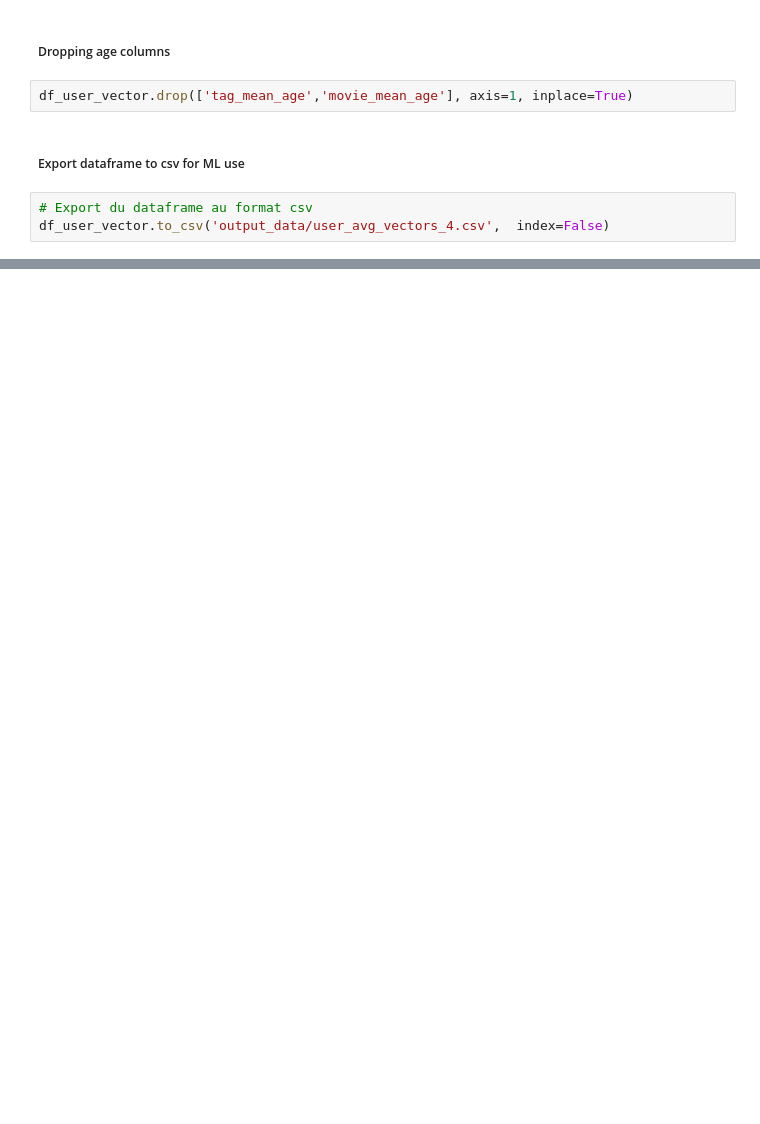
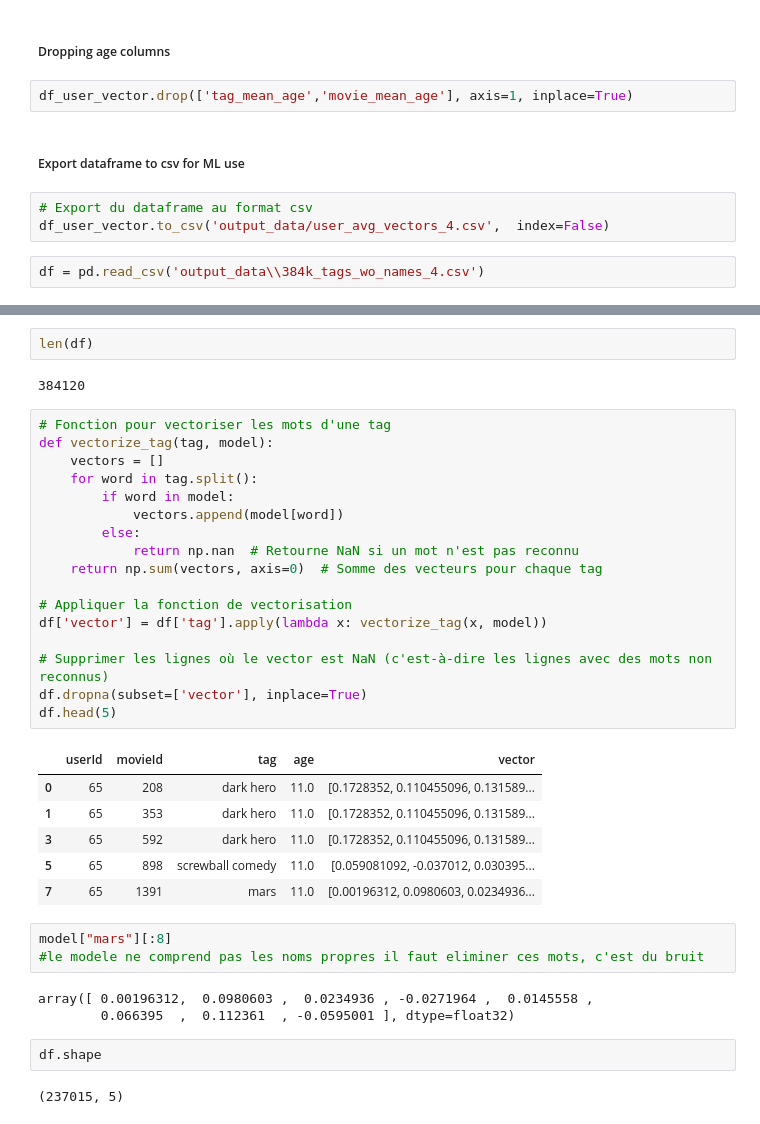
Before and after one commit to jcrigoni/grand_ml_project, a Jupyter notebook: 4_user_embedding.ipynb, the cells around one changed output, grey strips where cells are left out. Saved outputs shown, nothing was run; the diff lists cells and outputs as text; blank space fills up the shorter version.

```diff
--- a/4_user_embedding.ipynb
+++ b/4_user_embedding.ipynb
@@ -475,3 +475,5 @@ df_user_vector.drop(['tag_mean_age','movie_mean_age'], axis=1, inplace=True)
 # %%
 # Export du dataframe au format csv
 df_user_vector.to_csv('output_data/user_avg_vectors_4.csv',  index=False)
+# %%
+df = pd.read_csv('output_data\\384k_tags_wo_names_4.csv')
@@ -477,0 +490,38 @@ df_user_vector.to_csv('output_data/user_avg_vectors_4.csv',  index=False)
+# %%
+len(df)
+# %% [output]
+384120
+# %%
+# Fonction pour vectoriser les mots d'une tag
+def vectorize_tag(tag, model):
+    vectors = []
+    for word in tag.split():
+        if word in model:
+            vectors.append(model[word])
+        else:
+            return np.nan  # Retourne NaN si un mot n'est pas reconnu
+    return np.sum(vectors, axis=0)  # Somme des vecteurs pour chaque tag
+
+# Appliquer la fonction de vectorisation
+df['vector'] = df['tag'].apply(lambda x: vectorize_tag(x, model))
+
+# Supprimer les lignes où le vector est NaN (c'est-à-dire les lignes avec des mots non reconnus)
+df.dropna(subset=['vector'], inplace=True)
+df.head(5)
+# %% [output]
+|  | userId | movieId | tag | age | vector |
+| 0 | 65 | 208 | dark hero | 11.0 | [0.1728352, 0.110455096, 0.131589... |
+| 1 | 65 | 353 | dark hero | 11.0 | [0.1728352, 0.110455096, 0.131589... |
+| 3 | 65 | 592 | dark hero | 11.0 | [0.1728352, 0.110455096, 0.131589... |
+| 5 | 65 | 898 | screwball comedy | 11.0 | [0.059081092, -0.037012, 0.030395... |
+| 7 | 65 | 1391 | mars | 11.0 | [0.00196312, 0.0980603, 0.0234936... |
+# %%
+model["mars"][:8]
+#le modele ne comprend pas les noms propres il faut eliminer ces mots, c'est du bruit
+# %% [output]
+array([ 0.00196312,  0.0980603 ,  0.0234936 , -0.0271964 ,  0.0145558 ,
+        0.066395  ,  0.112361  , -0.0595001 ], dtype=float32)
+# %%
+df.shape
+# %% [output]
+(237015, 5)
```
Also changed, not shown: parts of 15 cells of this notebook, 1 other file.
